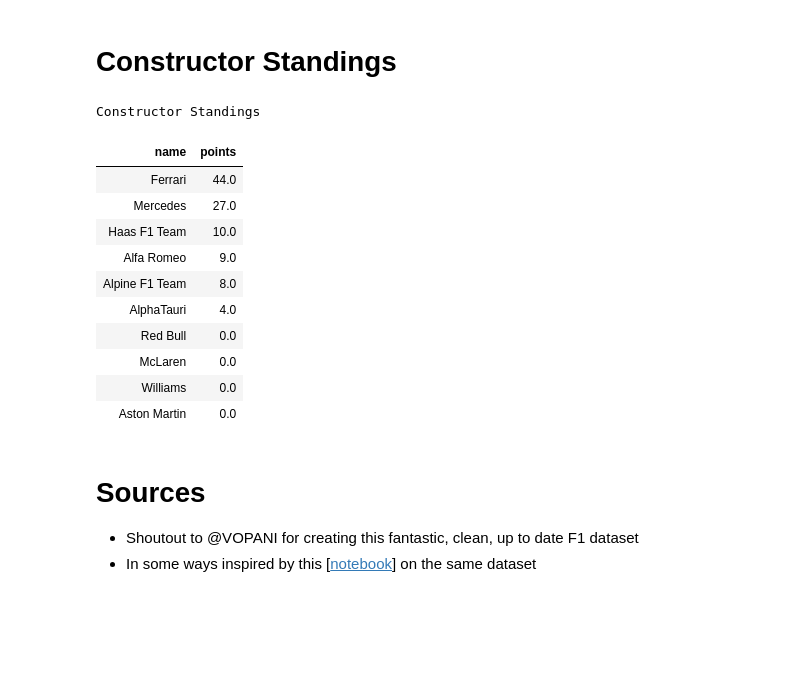
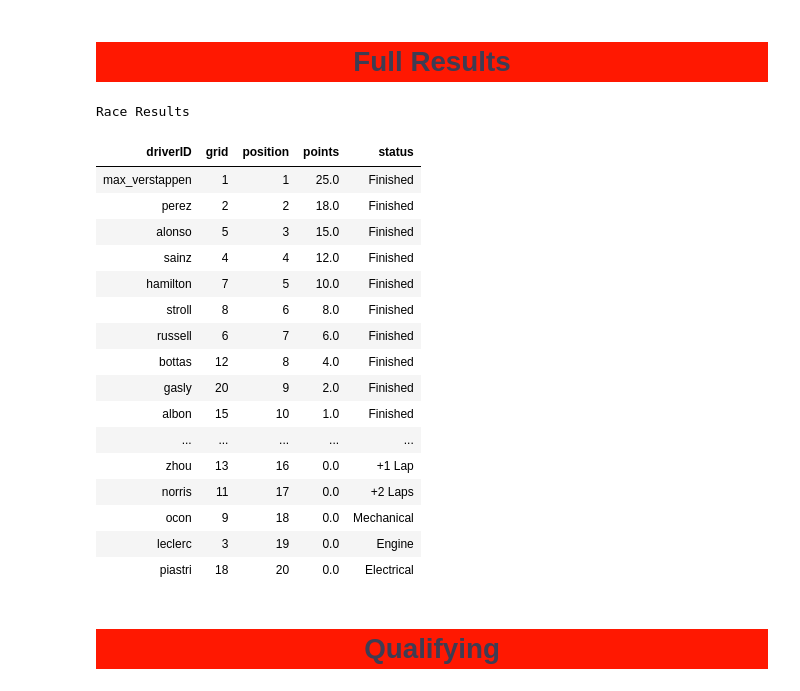
Before and after one commit to jon-bown/data_ML_projects, a Jupyter notebook: formula-1-race-summary.ipynb, the cells around one changed output. Drawn from its saved outputs; the diff is of its cells as text; code cells hidden in the pictures; blank space fills up the shorter version.

Commit message:
Kaggle Notebook | 🏎️ Formula 1 Race Summary 📈 | Version 4

```diff
--- a/formula-1-race-summary.ipynb
+++ b/formula-1-race-summary.ipynb
@@ -406,2 +451,0 @@ Driver Standings
-# %% [markdown]
-# Constructor Standings
@@ -410,22 +452,34 @@ const_stand = constructor_standings.merge(constructors, on='constructorId', how=
-# %%
-const_stand_race = const_stand[const_stand['raceId'] == (current_raceid)]
-const_stand_race = const_stand_race.sort_values(by='points', ascending=False)
-const_stand_race[['name', 'points']].style.pipe(const_standings)
-# %% [output]
-Constructor Standings
-| name | points |
-| Ferrari | 44.0 |
-| Mercedes | 27.0 |
-| Haas F1 Team | 10.0 |
-| Alfa Romeo | 9.0 |
-| Alpine F1 Team | 8.0 |
-| AlphaTauri | 4.0 |
-| Red Bull | 0.0 |
-| McLaren | 0.0 |
-| Williams | 0.0 |
-| Aston Martin | 0.0 |
-# %% [markdown]
-# Sources
-
-- Shoutout to @VOPANI for creating this fantastic, clean, up to date F1 dataset
-- In some ways inspired by this [[notebook](https://www.kaggle.com/code/ekrembayar/formula-1-70th-anniversary)] on the same dataset
+# %% [markdown]
+<a id="2"></a>
+<h1 style='background:#FF1801;border:0; color:black;
+    box-shadow: 10px 10px 5px 0px rgba(0,0,0,0.75);
+    transform: rotateX(10deg);
+    '><center style='color: #3E3D53;'>Full Results</center></h1>
+# %%
+res_race_lap_status = race_result.sort_values(by='position')
+res_race_lap_status_pod[['driverID', 'grid', 'position', 'points', 'status']].style.pipe(results_style)
+# %% [output]
+Race Results
+| driverID | grid | position | points | status |
+| max_verstappen | 1 | 1 | 25.0 | Finished |
+| perez | 2 | 2 | 18.0 | Finished |
+| alonso | 5 | 3 | 15.0 | Finished |
+| sainz | 4 | 4 | 12.0 | Finished |
+| hamilton | 7 | 5 | 10.0 | Finished |
+| stroll | 8 | 6 | 8.0 | Finished |
+| russell | 6 | 7 | 6.0 | Finished |
+| bottas | 12 | 8 | 4.0 | Finished |
+| gasly | 20 | 9 | 2.0 | Finished |
+| albon | 15 | 10 | 1.0 | Finished |
+| ... | ... | ... | ... | ... |
+| zhou | 13 | 16 | 0.0 | +1 Lap |
+| norris | 11 | 17 | 0.0 | +2 Laps |
+| ocon | 9 | 18 | 0.0 | Mechanical |
+| leclerc | 3 | 19 | 0.0 | Engine |
+| piastri | 18 | 20 | 0.0 | Electrical |
+# %% [markdown]
+<a id="3"></a>
+<h1 style='background:#FF1801;border:0; color:black;
+    box-shadow: 10px 10px 5px 0px rgba(0,0,0,0.75);
+    transform: rotateX(10deg);
+    '><center style='color: #3E3D53;'>Qualifying</center></h1>
```
Also changed, not shown: parts of 54 cells of this notebook.
